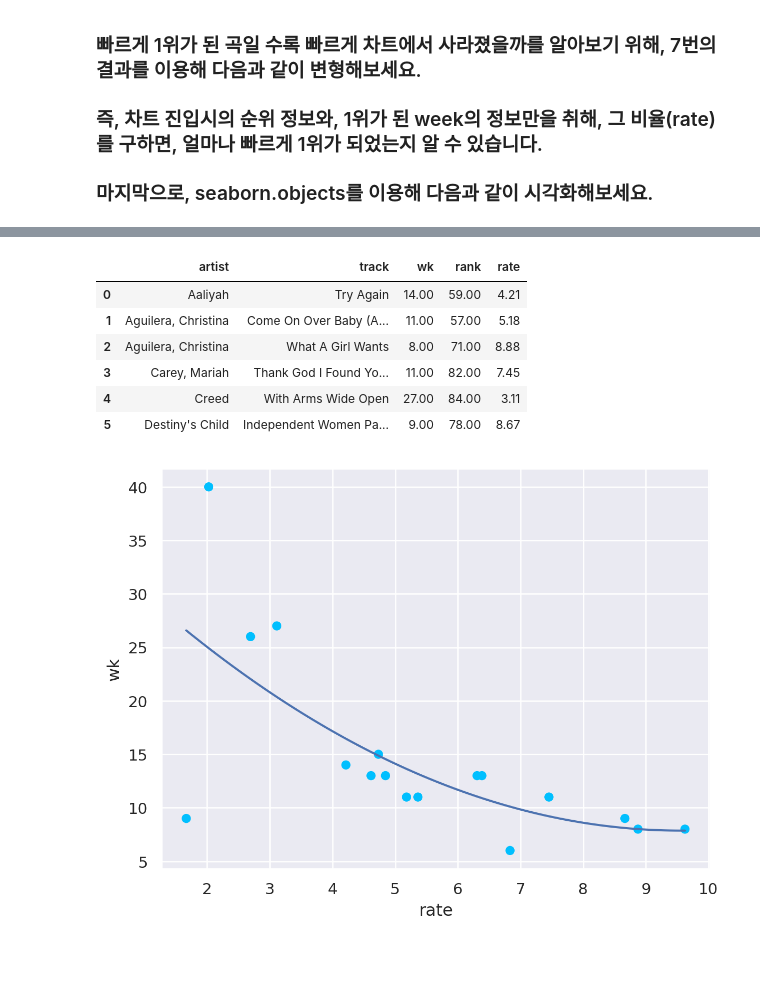
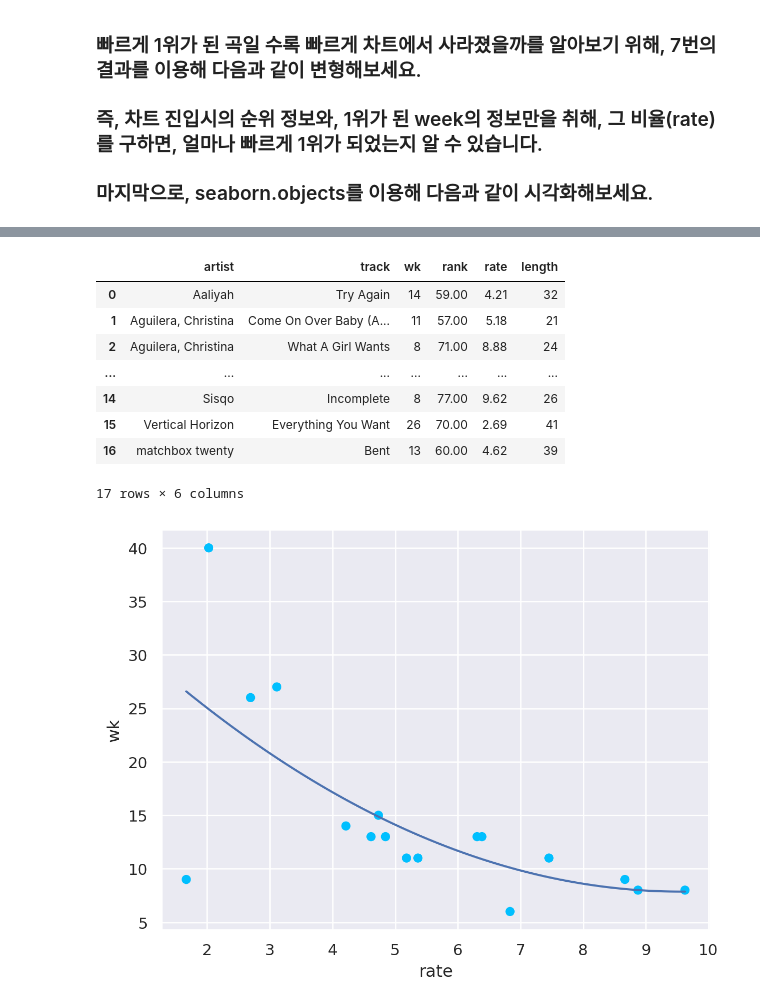
Before and after one commit to Felix-Silas/2024-1-Class, a Jupyter notebook: Data Analysis and Visualization/HW02_Billboard_Exercise.ipynb, the cells around one changed output, grey strips where cells are left out. Cells and saved outputs as stored; diff of their text form; code cells hidden in the pictures; blank space fills up the shorter version.

Commit message:
feat: HW01_Billboard 정답 코드 추가

```diff
--- a/Data Analysis and Visualization/HW02_Billboard_Exercise.ipynb
+++ b/Data Analysis and Visualization/HW02_Billboard_Exercise.ipynb
@@ -315,19 +494,26 @@ wk_rank
 # %%
 wk_rank = wk_rank.groupby(['artist', 'track']).agg(
     wk=pd.NamedAgg(column='wk', aggfunc='max'),
     rank=pd.NamedAgg(column='rank', aggfunc='max'),
 )
 
 wk_rank['rate'] = wk_rank['rank'] / wk_rank['wk']
 wk_rank.reset_index(inplace=True)
 
-wk_rank.head(6)
+# 차트에 머무른 기간이 없었음.
+lengths = billboard_long.groupby(["artist", "track"]).size().reset_index(name="length")
+
+wk_rank = pd.merge(wk_rank, lengths)
+
+wk_rank
 # %% [output]
-|  | artist | track | wk | rank | rate |
-| 0 | Aaliyah | Try Again | 14.00 | 59.00 | 4.21 |
-| 1 | Aguilera, Christina | Come On Over Baby (A... | 11.00 | 57.00 | 5.18 |
-| 2 | Aguilera, Christina | What A Girl Wants | 8.00 | 71.00 | 8.88 |
-| 3 | Carey, Mariah | Thank God I Found Yo... | 11.00 | 82.00 | 7.45 |
-| 4 | Creed | With Arms Wide Open | 27.00 | 84.00 | 3.11 |
-| 5 | Destiny's Child | Independent Women Pa... | 9.00 | 78.00 | 8.67 |
+|  | artist | track | wk | rank | rate | length |
+| 0 | Aaliyah | Try Again | 14 | 59.00 | 4.21 | 32 |
+| 1 | Aguilera, Christina | Come On Over Baby (A... | 11 | 57.00 | 5.18 | 21 |
+| 2 | Aguilera, Christina | What A Girl Wants | 8 | 71.00 | 8.88 | 24 |
+| ... | ... | ... | ... | ... | ... | ... |
+| 14 | Sisqo | Incomplete | 8 | 77.00 | 9.62 | 26 |
+| 15 | Vertical Horizon | Everything You Want | 26 | 70.00 | 2.69 | 41 |
+| 16 | matchbox twenty | Bent | 13 | 60.00 | 4.62 | 39 |
+17 rows × 6 columns
 # %%
```
Also changed, not shown: parts of 14 cells of this notebook.
